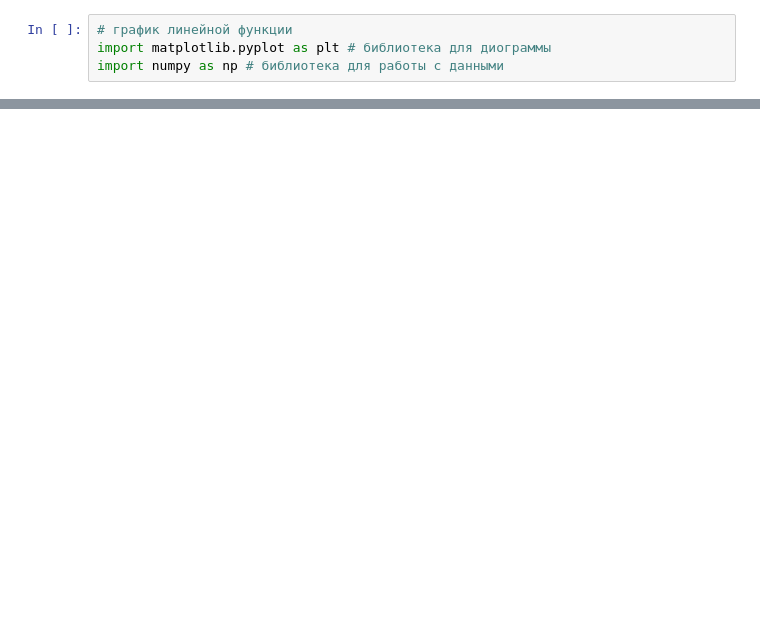
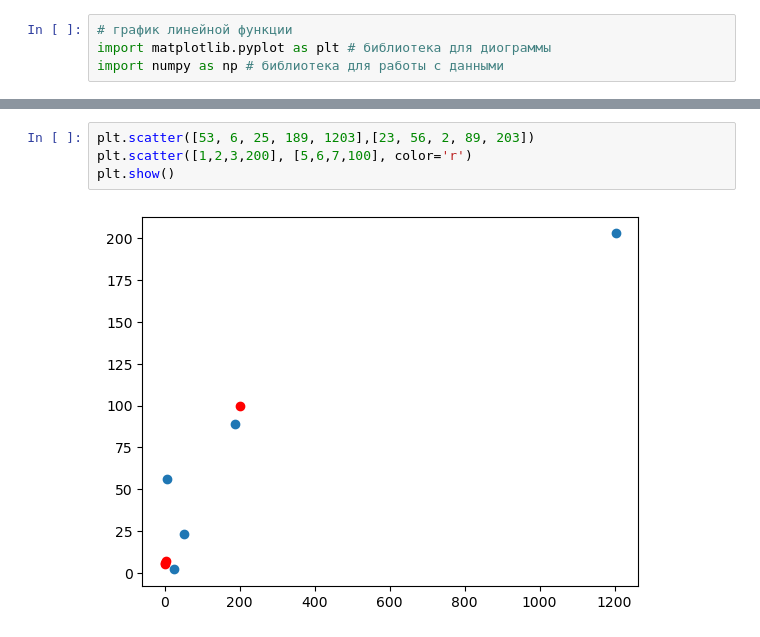
Before and after one commit to SENATOROVAI/Python-Anisiya, a Jupyter notebook: Math/Lesson_numpy.ipynb, the cells around one changed output, grey strips where cells are left out. Drawn from its saved outputs; the diff is of its cells as text; blank space fills up the shorter version.

```diff
--- a/Math/Lesson_numpy.ipynb
+++ b/Math/Lesson_numpy.ipynb
@@ -41,0 +83,6 @@ linspace(start, stop, num=50, endpoint=True, retstep=False, dtype=None, axis=0)
+# %%
+plt.scatter([53, 6, 25, 189, 1203],[23, 56, 2, 89, 203])
+plt.scatter([1,2,3,200], [5,6,7,100], color='r')
+plt.show()
+# %% [output]
+[figure, added]
```
Also changed, not shown: parts of 11 cells of this notebook, 30 other files.
